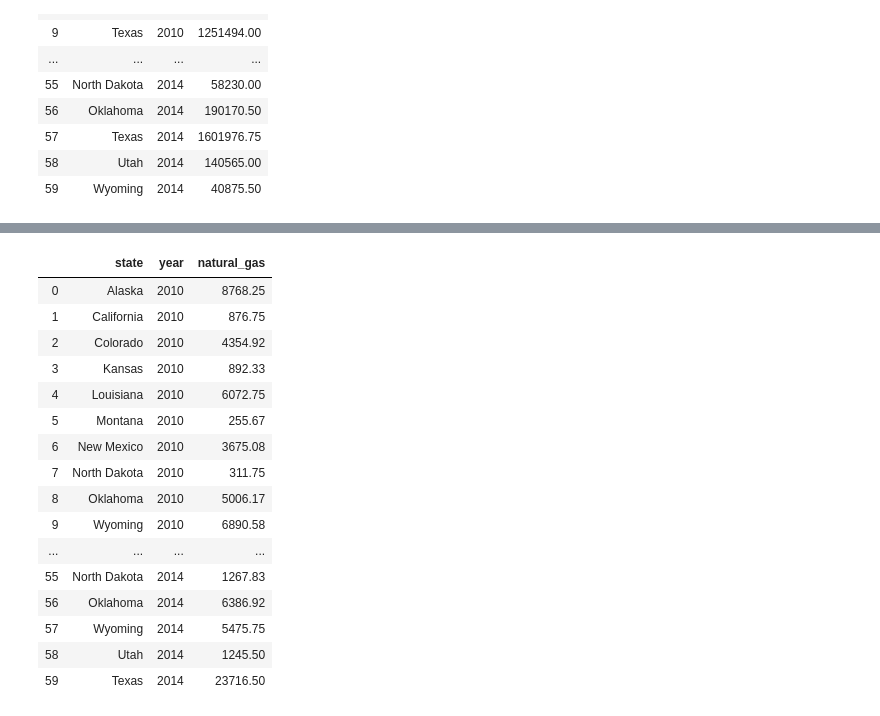
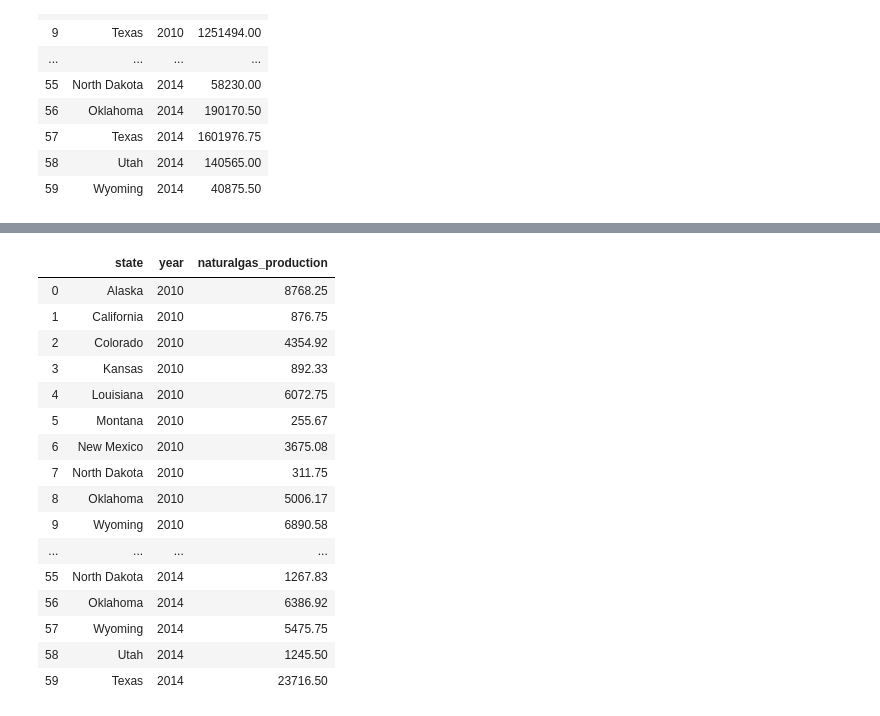
Before and after one commit to sgk2004/ETL-of-Oil-Gas-Data, a Jupyter notebook: Oil and Gas/data_etl.ipynb, the cells around one changed output, grey strips where cells are left out. Drawn from its saved outputs; the diff is of its cells as text; code cells hidden in the pictures.

```diff
--- a/Oil and Gas/data_etl.ipynb
+++ b/Oil and Gas/data_etl.ipynb
@@ -696,9 +690,9 @@ pd.read_sql_query('select * from oil_production', con=engine)
 | 58 | Utah | 2014 | 112.17 |
 | 59 | Texas | 2014 | 3170.75 |
 # %%
-pd.read_sql_query('select * from natgas_production', con=engine)
+pd.read_sql_query('select * from natural_gas', con=engine)
 # %% [output]
-|  | state | year | natural_gas |
+|  | state | year | naturalgas_production |
 | 0 | Alaska | 2010 | 8768.25 |
 | 1 | California | 2010 | 876.75 |
 | 2 | Colorado | 2010 | 4354.92 |
```
Also changed, not shown: parts of 22 cells of this notebook.
